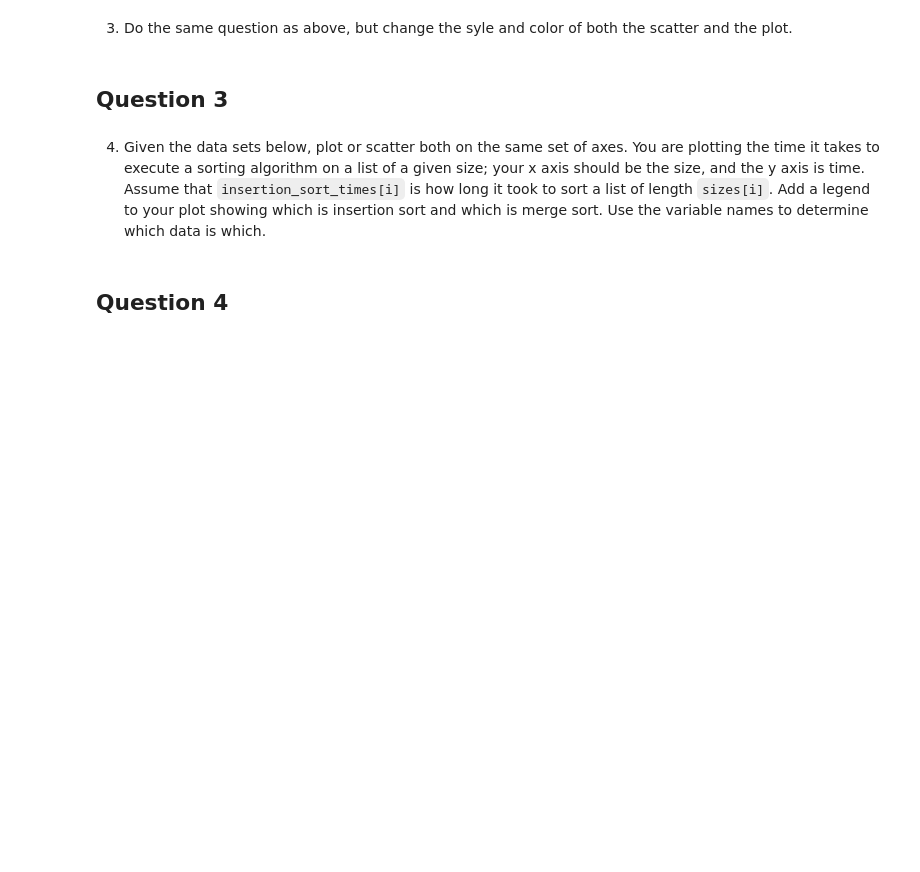
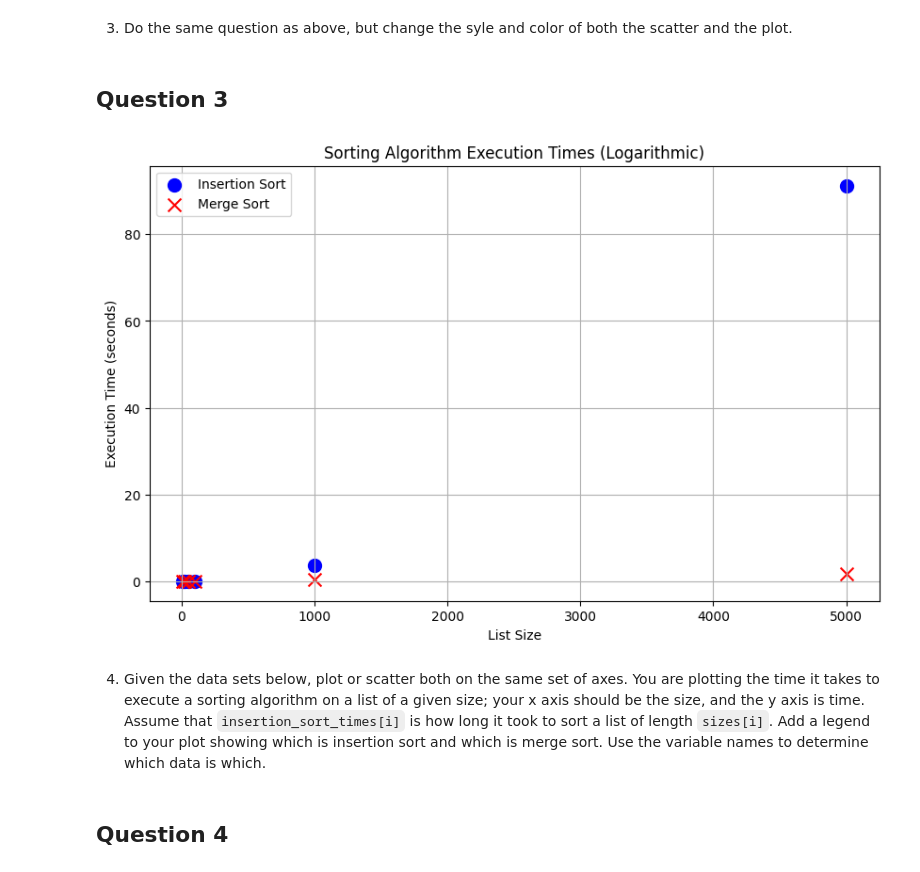
Before and after one commit to NickElias01/wmnlp-materials-pyplot, a Jupyter notebook: pyplot.ipynb, the cells around one changed output. Cells and saved outputs as stored; diff of their text form; code cells hidden in the pictures; blank space fills up the shorter version.

```diff
--- a/pyplot.ipynb
+++ b/pyplot.ipynb
@@ -68,6 +68,27 @@ plt.show()
 3. Do the same question as above, but change the syle and color of both the scatter and the plot.
 # %% [markdown]
 ## Question 3
+# %%
+# Create a plot
+plt.figure(figsize=(10, 6))
+
+# Plot both sorting algorithms
+plt.scatter(sizes, insertion_sort_times, label='Insertion Sort', color='blue', marker='o', s=100)  # Insertion Sort line
+plt.scatter(sizes, merge_sort_times, label='Merge Sort', color='red', marker='x', s=100)  # Merge Sort line
+
+# Add a title and labels
+plt.title('Sorting Algorithm Execution Times (Logarithmic)')
+plt.xlabel('List Size')
+plt.ylabel('Execution Time (seconds)')
+
+# Add a legend
+plt.legend()
+
+# Show the plot
+plt.grid(True)
+plt.show()
+# %% [output]
+[figure, added]
 # %% [markdown]
 4. Given the data sets below, plot or scatter both on the same set of axes.  You are plotting the time it takes to execute a sorting algorithm on a list of a given size; your x axis should be the size, and the y axis is time.  Assume that `insertion_sort_times[i]` is how long it took to sort a list of length `sizes[i]`.  Add a legend to your plot showing which is insertion sort and which is merge sort.  Use the variable names to determine which data is which.
 # %% [markdown]
```
